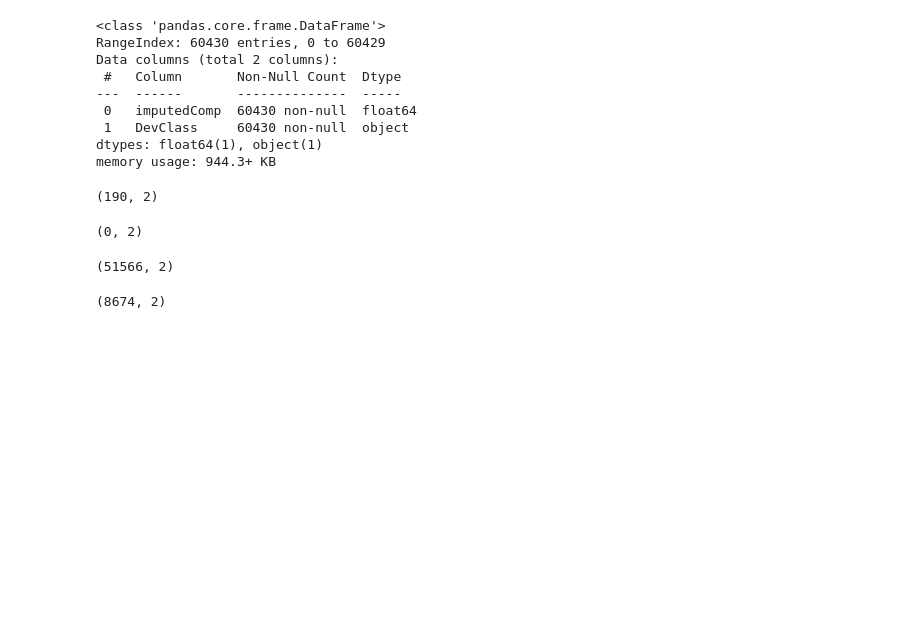
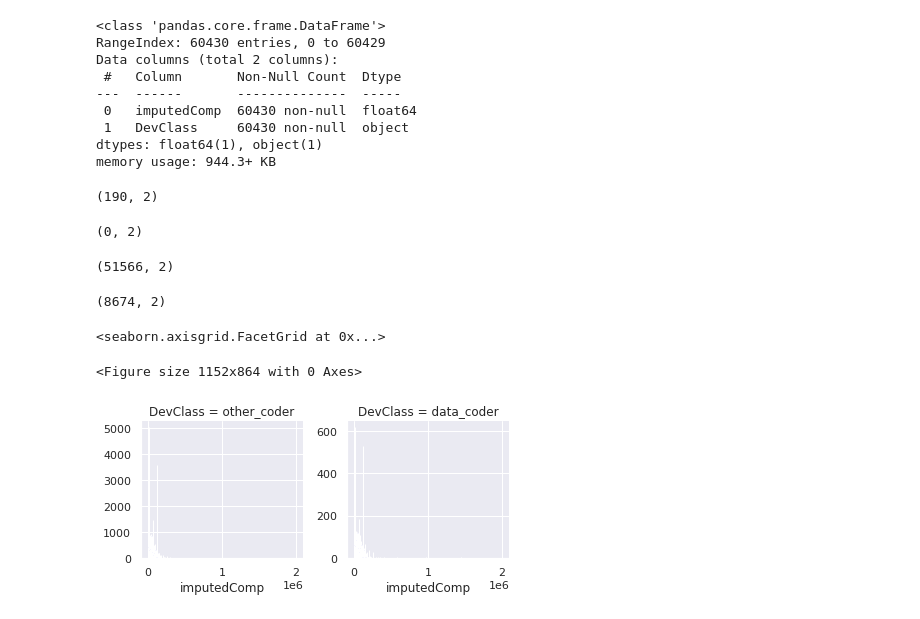
Before and after one commit to SolanaO/Developers_Survey_Analysis, a Jupyter notebook: stackBlogQuestion2.ipynb, the cells around one changed output. Saved outputs shown, nothing was run; the diff lists cells and outputs as text; code cells hidden in the pictures; blank space fills up the shorter version.

```diff
--- a/stackBlogQuestion2.ipynb
+++ b/stackBlogQuestion2.ipynb
@@ -139 +139,13 @@ df2_data.shape
+# %%
+# resize the figure
+plt.figure(figsize=[16, 12])
+
+# create a facet plot with histograms for the two subsets
+bin_edges = np.arange(-2, df2['imputedComp'].max()+1, 1000)
+g = sns.FacetGrid(data = df2, col='DevClass', sharey=False)
+g.map(plt.hist, 'imputedComp', bins=bin_edges, color='blue')
+# %% [output]
+<seaborn.axisgrid.FacetGrid at 0x...>
+<Figure size 1152x864 with 0 Axes>
+[figure, added]
 # %%
```
Also changed, not shown: parts of 21 cells of this notebook.
